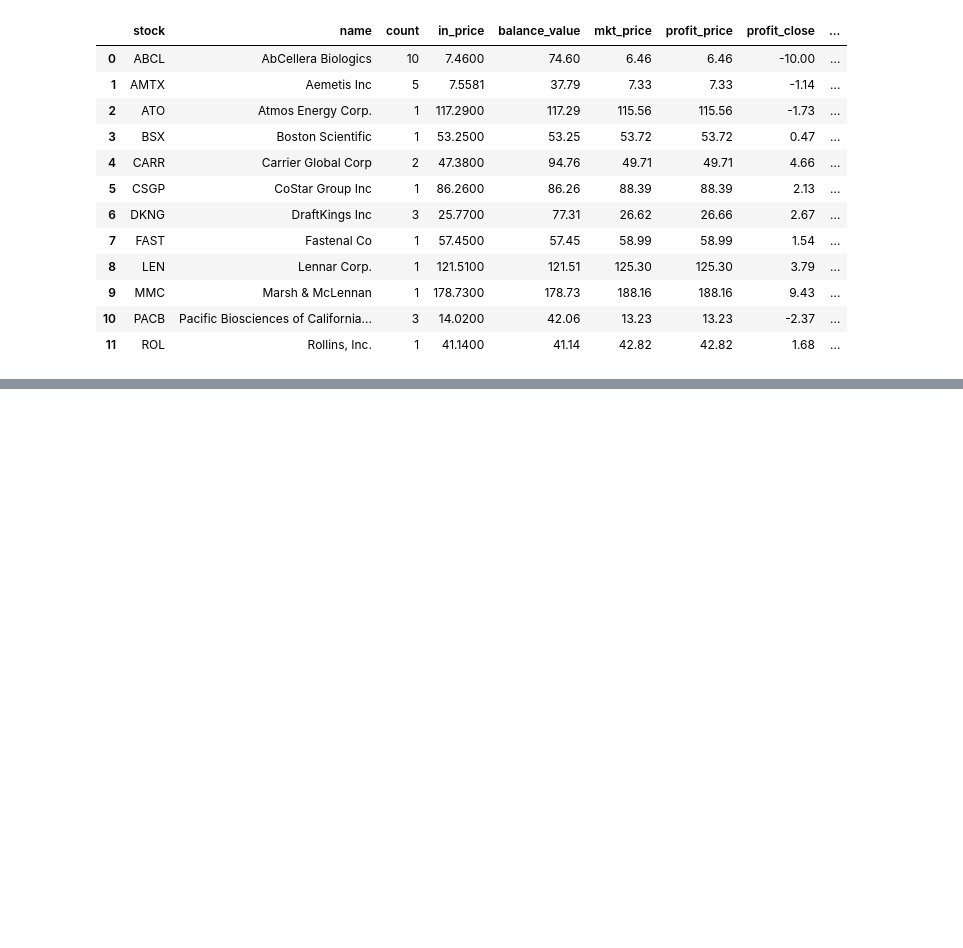
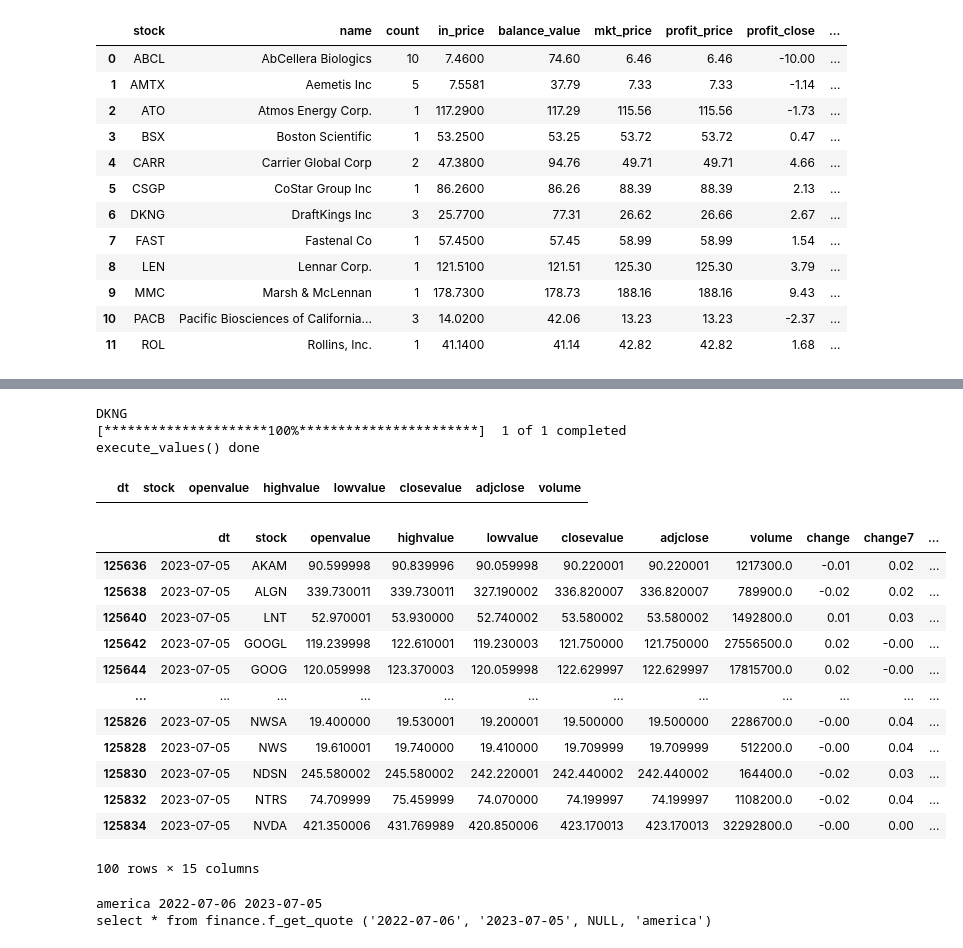
Before and after one commit to kravchukpetr/FinanceProject, a Jupyter notebook: ipynb/Load Ticks.ipynb, the cells around one changed output, grey strips where cells are left out. Drawn from its saved outputs; the diff is of its cells as text; code cells hidden in the pictures; blank space fills up the shorter version.

```diff
--- a/ipynb/Load Ticks.ipynb
+++ b/ipynb/Load Ticks.ipynb
@@ -432,0 +486,10 @@ df[df['dt'] == '2023-07-03'].head()
+# %%
+from datetime import datetime, timedelta
+dt_from = datetime.today() - timedelta(days = 365)
+dt_to = datetime.today() - timedelta(days = 1)
+print(dt_from.strftime("%Y-%m-%d"), dt_to.strftime("%Y-%m-%d"))
+df = fl.get_stock_quote_from_db(None, "america", dt_from.strftime("%Y-%m-%d"), dt_to.strftime("%Y-%m-%d"), is_dt_index=0, is_stock_index=0)
+df = fl.get_pct_change(df)
+df['rsi'] = df.ta.rsi()
+df_actual = df[df['dt'] == dt_to]
+df_result = pd.merge(df_pos, df_actual,  how='left', left_on=['stock'], right_on=['stock'])
@@ -432,0 +513,4 @@ df[df['dt'] == '2023-07-03'].head()
+# %%
+df = fl.get_pct_change(df)
+# %%
+df['rsi'] = df.ta.rsi()
@@ -432,0 +521,2 @@ df[df['dt'] == '2023-07-03'].head()
+# %%
+df_actual = df[df['dt'] == '2023-07-05']
@@ -432,0 +562,31 @@ df[df['dt'] == '2023-07-03'].head()
+# %%
+fl.load_stock_history_to_db("2018-01-01", "2023-07-06", stock_input="DKNG")
+# %% [output]
+DKNG
+[*********************100%***********************]  1 of 1 completed
+execute_values() done
+# %%
+df[df["stock"] == "ABCL"]
+# %% [output]
+|  | dt | stock | openvalue | highvalue | lowvalue | closevalue | adjclose | volume |
+# %%
+df_actual.head(100)
+# %% [output]
+|  | dt | stock | openvalue | highvalue | lowvalue | closevalue | adjclose | volume | change | change7 | ... |
+| 125636 | 2023-07-05 | AKAM | 90.599998 | 90.839996 | 90.059998 | 90.220001 | 90.220001 | 1217300.0 | -0.01 | 0.02 | ... |
+| 125638 | 2023-07-05 | ALGN | 339.730011 | 339.730011 | 327.190002 | 336.820007 | 336.820007 | 789900.0 | -0.02 | 0.02 | ... |
+| 125640 | 2023-07-05 | LNT | 52.970001 | 53.930000 | 52.740002 | 53.580002 | 53.580002 | 1492800.0 | 0.01 | 0.03 | ... |
+| 125642 | 2023-07-05 | GOOGL | 119.239998 | 122.610001 | 119.230003 | 121.750000 | 121.750000 | 27556500.0 | 0.02 | -0.00 | ... |
+| 125644 | 2023-07-05 | GOOG | 120.059998 | 123.370003 | 120.059998 | 122.629997 | 122.629997 | 17815700.0 | 0.02 | -0.00 | ... |
+| ... | ... | ... | ... | ... | ... | ... | ... | ... | ... | ... | ... |
+| 125826 | 2023-07-05 | NWSA | 19.400000 | 19.530001 | 19.200001 | 19.500000 | 19.500000 | 2286700.0 | -0.00 | 0.04 | ... |
+| 125828 | 2023-07-05 | NWS | 19.610001 | 19.740000 | 19.410000 | 19.709999 | 19.709999 | 512200.0 | -0.00 | 0.04 | ... |
+| 125830 | 2023-07-05 | NDSN | 245.580002 | 245.580002 | 242.220001 | 242.440002 | 242.440002 | 164400.0 | -0.02 | 0.03 | ... |
+| 125832 | 2023-07-05 | NTRS | 74.709999 | 75.459999 | 74.070000 | 74.199997 | 74.199997 | 1108200.0 | -0.02 | 0.04 | ... |
+| 125834 | 2023-07-05 | NVDA | 421.350006 | 431.769989 | 420.850006 | 423.170013 | 423.170013 | 32292800.0 | -0.00 | 0.00 | ... |
+100 rows × 15 columns
+# %%
+df = fl.get_pos_and_rec()
+# %% [output]
+america 2022-07-06 2023-07-05
+select * from finance.f_get_quote ('2022-07-06', '2023-07-05', NULL, 'america')
```
Also changed, not shown: parts of 47 cells of this notebook, 3 other files.
